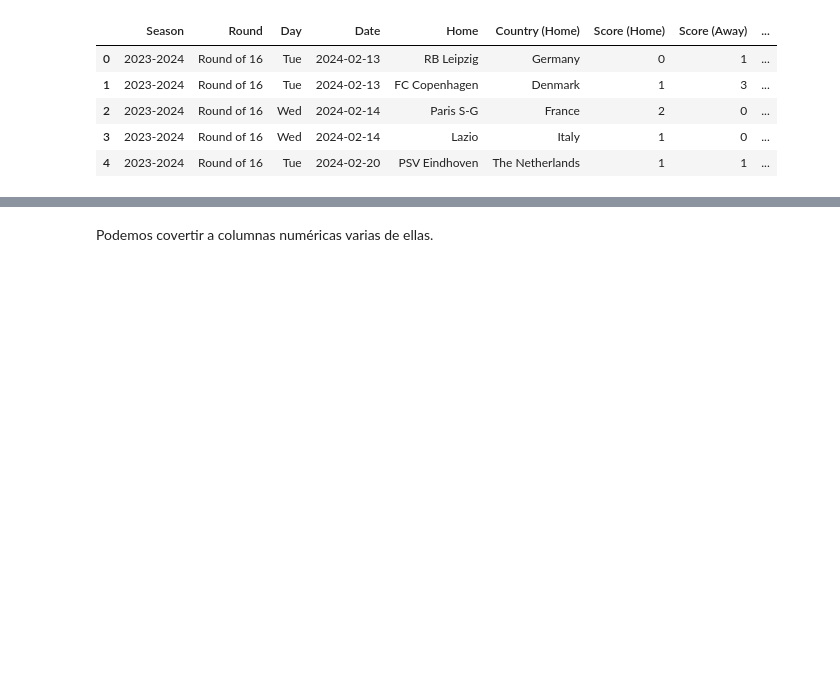
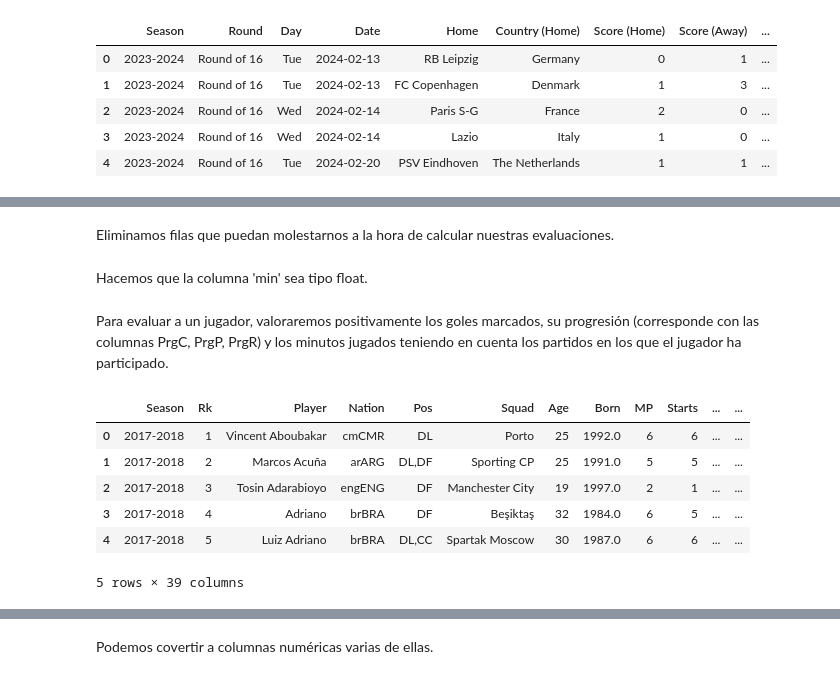
Before and after one commit to lauralardies/uefa_analisis, a Jupyter notebook: UEFA/analisis/limpieza.ipynb, the cells around one changed output, grey strips where cells are left out. Cells and saved outputs as stored; diff of their text form; code cells hidden in the pictures; blank space fills up the shorter version.

```diff
--- a/UEFA/analisis/limpieza.ipynb
+++ b/UEFA/analisis/limpieza.ipynb
@@ -606,2 +601,0 @@ Comenzamos viendo por encima sus datos.
-# %%
-jugadores = pd.read_csv('../data/jugadores.csv')
@@ -630,8 +601,0 @@ Aparece el encabezado de la tabla varias veces. Eliminemos estos duplicados, per
-# %%
-# Lista de nombres de columnas exceptuando 'Season'
-cols = [col for col in jugadores.columns if col != 'Season']
-
-# Eliminar filas duplicadas exceptuando 'Season'
-jugadores = jugadores.drop_duplicates(subset=cols)
-
-jugadores.info()
@@ -655,0 +665,36 @@ memory usage: 1.5+ MB
+# %% [markdown]
+Eliminamos filas que puedan molestarnos a la hora de calcular nuestras evaluaciones.
+# %%
+jugadores = jugadores.dropna()
+# %% [markdown]
+Hacemos que la columna 'min' sea tipo float.
+# %%
+jugadores['Min'] = jugadores['Min'].str.replace(',', '.').astype(float)
+# %% [markdown]
+Para evaluar a un jugador, valoraremos positivamente los goles marcados, su progresión (corresponde con las columnas PrgC, PrgP, PrgR) y los minutos jugados teniendo en cuenta los partidos en los que el jugador ha participado.
+# %%
+# Iteramos cada fila del dataframe
+for index, jugador in jugadores.iterrows():
+    # Definimos las variables que vamos a utilizar para calcular los puntos
+    goles = jugador['Gls']
+    prg_c = jugador['PrgC']
+    prg_p = jugador['PrgP']
+    prg_r = jugador['PrgR']
+    minutos = jugador['Min']
+    mp = jugador['MP']
+    # Calculamos los minutos por partido y tenemos en cuenta si es diferente de 0
+    min_mp = minutos / mp if mp != 0 else 0
+
+    # Calculamos los puntos de cada jugador y los agregamos a una nueva columna
+    jugadores.at[index, 'Points'] = (goles + prg_c + prg_p + prg_r + min_mp)
+
+# Verificamos que se hayan generado las puntuaciones correctamente
+jugadores.head()
+# %% [output]
+|  | Season | Rk | Player | Nation | Pos | Squad | Age | Born | MP | Starts | ... | ... |
+| 0 | 2017-2018 | 1 | Vincent Aboubakar | cmCMR | DL | Porto | 25 | 1992.0 | 6 | 6 | ... | ... |
+| 1 | 2017-2018 | 2 | Marcos Acuña | arARG | DL,DF | Sporting CP | 25 | 1991.0 | 5 | 5 | ... | ... |
+| 2 | 2017-2018 | 3 | Tosin Adarabioyo | engENG | DF | Manchester City | 19 | 1997.0 | 2 | 1 | ... | ... |
+| 3 | 2017-2018 | 4 | Adriano | brBRA | DF | Beşiktaş | 32 | 1984.0 | 6 | 5 | ... | ... |
+| 4 | 2017-2018 | 5 | Luiz Adriano | brBRA | DL,CC | Spartak Moscow | 30 | 1987.0 | 6 | 6 | ... | ... |
+5 rows × 39 columns
```
Also changed, not shown: parts of 25 cells of this notebook, 10 other files.
